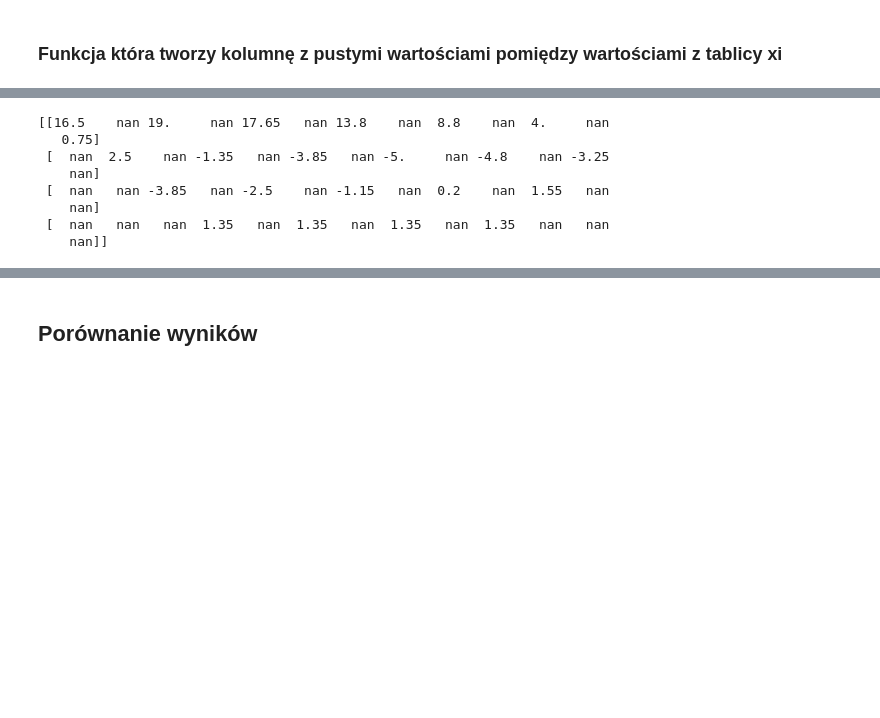
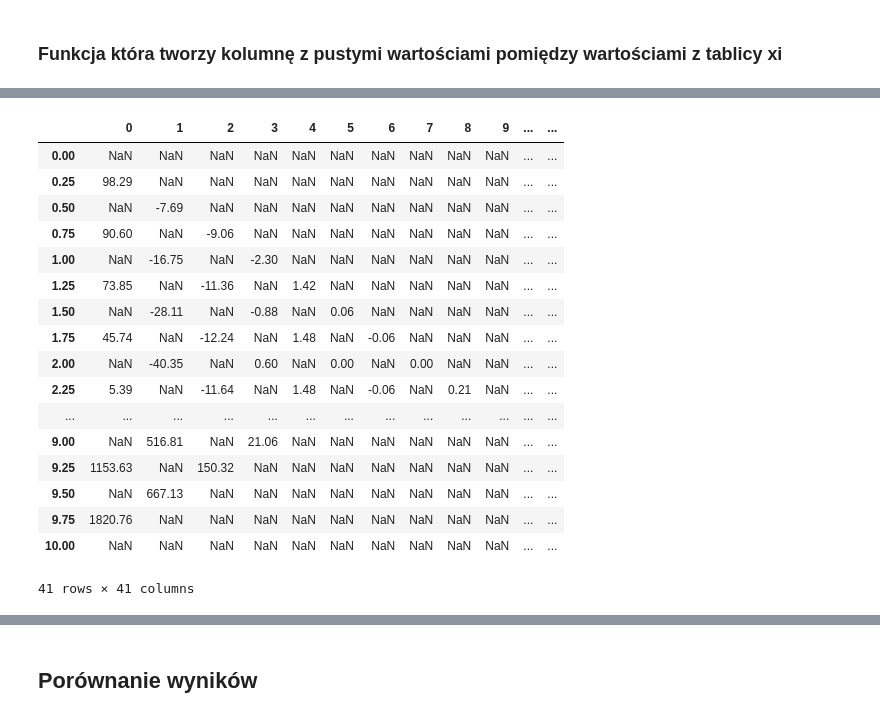
Before and after one commit to Kielx/derivative, a Jupyter notebook: derivative.ipynb, the cells around one changed output, grey strips where cells are left out. Drawn from its saved outputs; the diff is of its cells as text; code cells hidden in the pictures; blank space fills up the shorter version.

```diff
--- a/derivative.ipynb
+++ b/derivative.ipynb
@@ -230,31 +299,47 @@ print(create_column_with_empty_values_between(fx))
 ### Funkcja która oblicza wszystkie kolumny w tabeli różnic centralnych
 
 ![alt text](./assets/images/3.png "Title")
-# %%
-def calculate_columns_central(columns: np.ndarray):
-    columns_with_empty_values = []
-    for index, col in enumerate(columns):
-        c = create_column_with_empty_values_between(col)
-        # Poprzednia funkcja oblicza i wstawia puste wartości tylko pomiędzy wartościami już istniejącymi
-        # Tu dodajemy jeszcze po i*index pustych miejsc na początku i końcu tabeli, by zachować kształt tabeli
-        for i in range(index+1):
-            c = np.append(c, np.nan)
-            c = np.insert(c, 0, np.nan)
-        columns_with_empty_values.append(c)
-    return columns_with_empty_values
-
-# Tworzymy całość tablicy z puistymi wartościami zgodnie z wzorem
-central_columns = np.vstack([create_column_with_empty_values_between(fx), calculate_columns_central(columns)])
-print(central_columns)
-# %% [output]
-[[16.5    nan 19.     nan 17.65   nan 13.8    nan  8.8    nan  4.     nan
-   0.75]
- [  nan  2.5    nan -1.35   nan -3.85   nan -5.     nan -4.8    nan -3.25
-    nan]
- [  nan   nan -3.85   nan -2.5    nan -1.15   nan  0.2    nan  1.55   nan
-    nan]
- [  nan   nan   nan  1.35   nan  1.35   nan  1.35   nan  1.35   nan   nan
-    nan]]
+# %%
+import pandas as pd
+from IPython.display import display
+
+central_columns = columns
+#central_columns.insert(0, coords[:, 1])
+
+new_table = np.empty((len(central_x), len(central_x)))
+new_table[:] = np.nan
+
+df = pd.DataFrame(new_table, index=central_x)
+
+# Update DataFrame based on elements in columns list
+for col_index, column in enumerate(central_columns):
+    for i, val in enumerate(range(col_index+1, len(df), 2)):
+        try:
+            df.iloc[val, col_index] = column[i]
+        except IndexError:
+            pass
+
+
+display(df)
+# %% [output]
+|  | 0 | 1 | 2 | 3 | 4 | 5 | 6 | 7 | 8 | 9 | ... | ... |
+| 0.00 | NaN | NaN | NaN | NaN | NaN | NaN | NaN | NaN | NaN | NaN | ... | ... |
+| 0.25 | 98.29 | NaN | NaN | NaN | NaN | NaN | NaN | NaN | NaN | NaN | ... | ... |
+| 0.50 | NaN | -7.69 | NaN | NaN | NaN | NaN | NaN | NaN | NaN | NaN | ... | ... |
+| 0.75 | 90.60 | NaN | -9.06 | NaN | NaN | NaN | NaN | NaN | NaN | NaN | ... | ... |
+| 1.00 | NaN | -16.75 | NaN | -2.30 | NaN | NaN | NaN | NaN | NaN | NaN | ... | ... |
+| 1.25 | 73.85 | NaN | -11.36 | NaN | 1.42 | NaN | NaN | NaN | NaN | NaN | ... | ... |
+| 1.50 | NaN | -28.11 | NaN | -0.88 | NaN | 0.06 | NaN | NaN | NaN | NaN | ... | ... |
+| 1.75 | 45.74 | NaN | -12.24 | NaN | 1.48 | NaN | -0.06 | NaN | NaN | NaN | ... | ... |
+| 2.00 | NaN | -40.35 | NaN | 0.60 | NaN | 0.00 | NaN | 0.00 | NaN | NaN | ... | ... |
+| 2.25 | 5.39 | NaN | -11.64 | NaN | 1.48 | NaN | -0.06 | NaN | 0.21 | NaN | ... | ... |
+| ... | ... | ... | ... | ... | ... | ... | ... | ... | ... | ... | ... | ... |
+| 9.00 | NaN | 516.81 | NaN | 21.06 | NaN | NaN | NaN | NaN | NaN | NaN | ... | ... |
+| 9.25 | 1153.63 | NaN | 150.32 | NaN | NaN | NaN | NaN | NaN | NaN | NaN | ... | ... |
+| 9.50 | NaN | 667.13 | NaN | NaN | NaN | NaN | NaN | NaN | NaN | NaN | ... | ... |
+| 9.75 | 1820.76 | NaN | NaN | NaN | NaN | NaN | NaN | NaN | NaN | NaN | ... | ... |
+| 10.00 | NaN | NaN | NaN | NaN | NaN | NaN | NaN | NaN | NaN | NaN | ... | ... |
+41 rows × 41 columns
 # %% [markdown]
 ### Obliczanie zgodnie ze wzorem:
 
```
Also changed, not shown: parts of 13 cells of this notebook, 1 other file.
